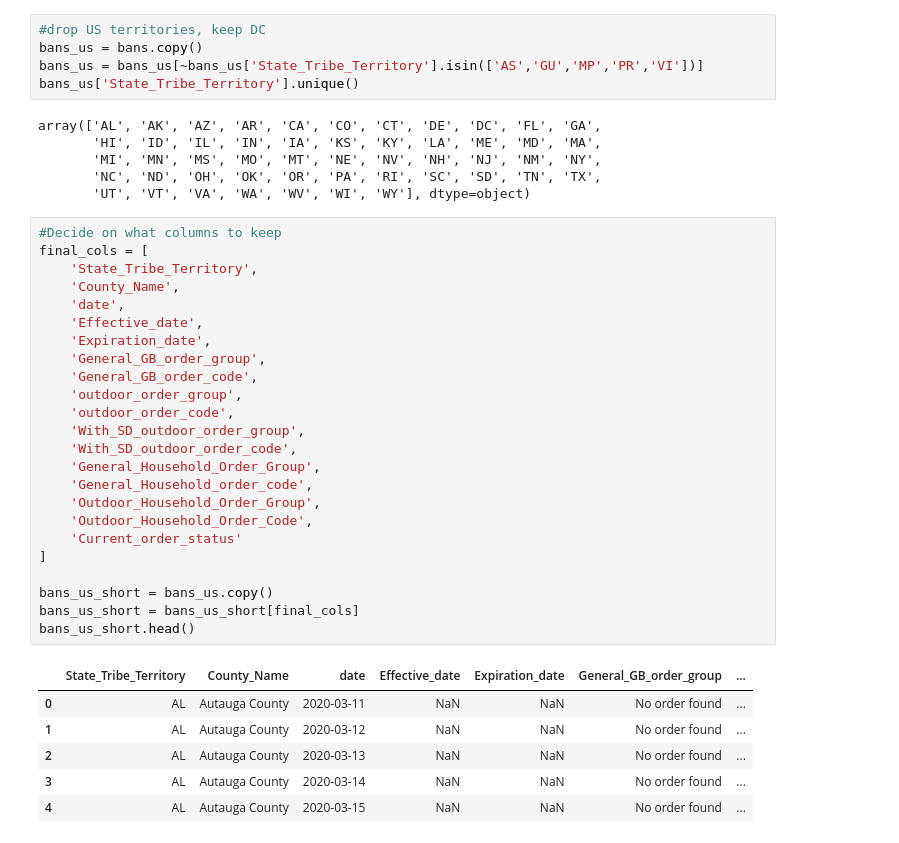
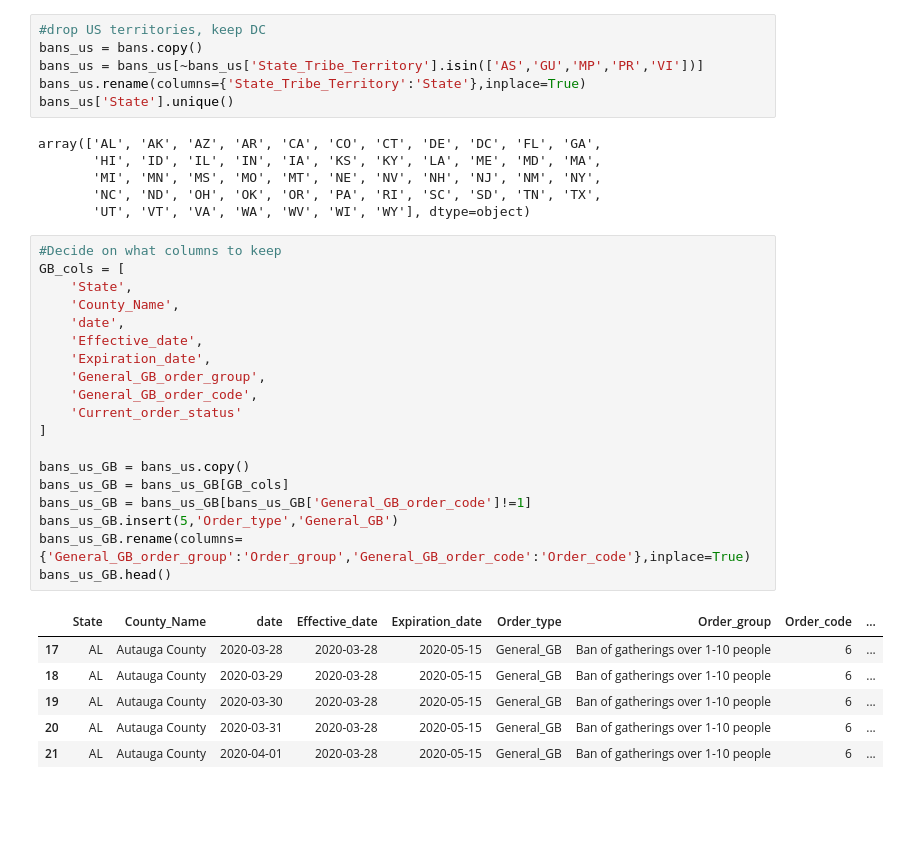
Before and after one commit to DS4A-Team79/COVID-Project, a Jupyter notebook: nmatos/GatherBansExploration.ipynb, the cells around one changed output. Drawn from its saved outputs; the diff is of its cells as text; blank space fills up the shorter version.

Commit message:
[Feat] Completed wrangling of gather bans columns
Melted data to separate the gather ban order types into rows

```diff
--- a/nmatos/GatherBansExploration.ipynb
+++ b/nmatos/GatherBansExploration.ipynb
@@ -91,7 +91,8 @@ Index(['State_Tribe_Territory', 'County_Name', 'FIPS_State', 'FIPS_County',
 #drop US territories, keep DC
 bans_us = bans.copy()
 bans_us = bans_us[~bans_us['State_Tribe_Territory'].isin(['AS','GU','MP','PR','VI'])]
-bans_us['State_Tribe_Territory'].unique()
+bans_us.rename(columns={'State_Tribe_Territory':'State'},inplace=True)
+bans_us['State'].unique()
 # %% [output]
 array(['AL', 'AK', 'AZ', 'AR', 'CA', 'CO', 'CT', 'DE', 'DC', 'FL', 'GA',
        'HI', 'ID', 'IL', 'IN', 'IA', 'KS', 'KY', 'LA', 'ME', 'MD', 'MA',
@@ -100,32 +101,27 @@ array(['AL', 'AK', 'AZ', 'AR', 'CA', 'CO', 'CT', 'DE', 'DC', 'FL', 'GA',
        'UT', 'VT', 'VA', 'WA', 'WV', 'WI', 'WY'], dtype=object)
 # %%
 #Decide on what columns to keep
-final_cols = [
-    'State_Tribe_Territory',
+GB_cols = [
+    'State',
     'County_Name',
     'date',
     'Effective_date',
     'Expiration_date',
     'General_GB_order_group',
     'General_GB_order_code',
-    'outdoor_order_group',
-    'outdoor_order_code',
-    'With_SD_outdoor_order_group',
-    'With_SD_outdoor_order_code',
-    'General_Household_Order_Group',
-    'General_Household_order_code',
-    'Outdoor_Household_Order_Group',
-    'Outdoor_Household_Order_Code',
     'Current_order_status'
 ]
 
-bans_us_short = bans_us.copy()
-bans_us_short = bans_us_short[final_cols]
-bans_us_short.head()
+bans_us_GB = bans_us.copy()
+bans_us_GB = bans_us_GB[GB_cols]
+bans_us_GB = bans_us_GB[bans_us_GB['General_GB_order_code']!=1]
+bans_us_GB.insert(5,'Order_type','General_GB')
+bans_us_GB.rename(columns={'General_GB_order_group':'Order_group','General_GB_order_code':'Order_code'},inplace=True)
+bans_us_GB.head()
 # %% [output]
-|  | State_Tribe_Territory | County_Name | date | Effective_date | Expiration_date | General_GB_order_group | ... |
-| 0 | AL | Autauga County | 2020-03-11 | NaN | NaN | No order found | ... |
-| 1 | AL | Autauga County | 2020-03-12 | NaN | NaN | No order found | ... |
-| 2 | AL | Autauga County | 2020-03-13 | NaN | NaN | No order found | ... |
-| 3 | AL | Autauga County | 2020-03-14 | NaN | NaN | No order found | ... |
-| 4 | AL | Autauga County | 2020-03-15 | NaN | NaN | No order found | ... |
+|  | State | County_Name | date | Effective_date | Expiration_date | Order_type | Order_group | Order_code | ... |
+| 17 | AL | Autauga County | 2020-03-28 | 2020-03-28 | 2020-05-15 | General_GB | Ban of gatherings over 1-10 people | 6 | ... |
+| 18 | AL | Autauga County | 2020-03-29 | 2020-03-28 | 2020-05-15 | General_GB | Ban of gatherings over 1-10 people | 6 | ... |
+| 19 | AL | Autauga County | 2020-03-30 | 2020-03-28 | 2020-05-15 | General_GB | Ban of gatherings over 1-10 people | 6 | ... |
+| 20 | AL | Autauga County | 2020-03-31 | 2020-03-28 | 2020-05-15 | General_GB | Ban of gatherings over 1-10 people | 6 | ... |
+| 21 | AL | Autauga County | 2020-04-01 | 2020-03-28 | 2020-05-15 | General_GB | Ban of gatherings over 1-10 people | 6 | ... |
```
Also changed, not shown: parts of 12 cells of this notebook.
